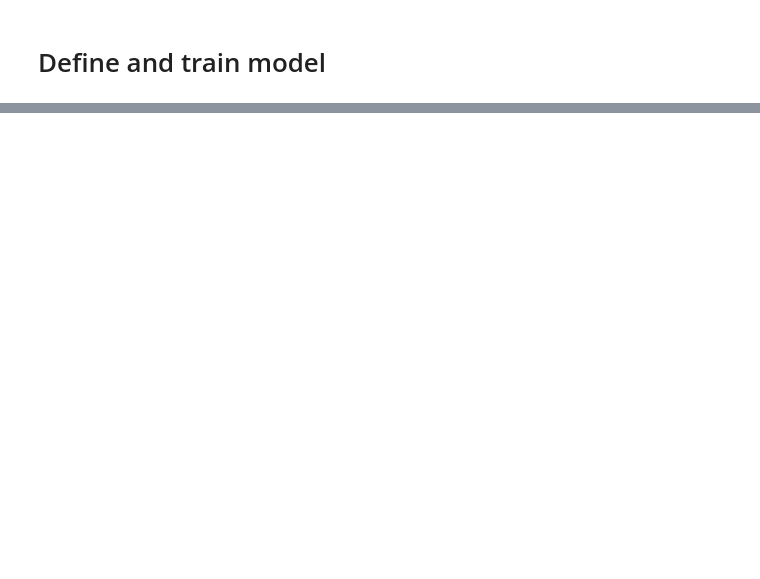
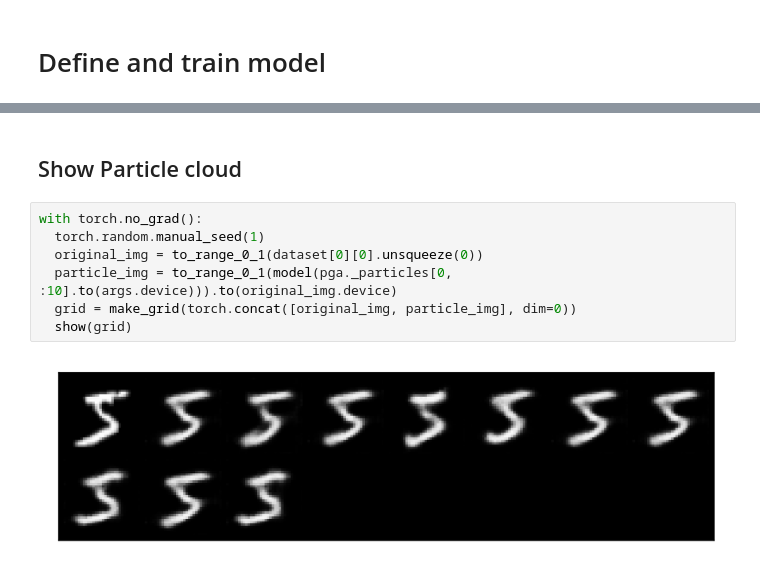
Before and after one commit to ParticleEM/ParEM_neural_latent_variable_model, a Jupyter notebook: notebooks/MNIST.ipynb, the cells around one changed output, grey strips where cells are left out. Saved outputs shown, nothing was run; the diff lists cells and outputs as text; blank space fills up the shorter version.

```diff
--- a/notebooks/MNIST.ipynb
+++ b/notebooks/MNIST.ipynb
@@ -178,0 +159,11 @@ plt.close('all')
+# %% [markdown]
+## Show Particle cloud
+# %%
+with torch.no_grad():
+  torch.random.manual_seed(1)
+  original_img = to_range_0_1(dataset[0][0].unsqueeze(0))
+  particle_img = to_range_0_1(model(pga._particles[0, :10].to(args.device))).to(original_img.device)
+  grid = make_grid(torch.concat([original_img, particle_img], dim=0))
+  show(grid)
+# %% [output]
+[figure, added]
```
Also changed, not shown: parts of 12 cells of this notebook.
